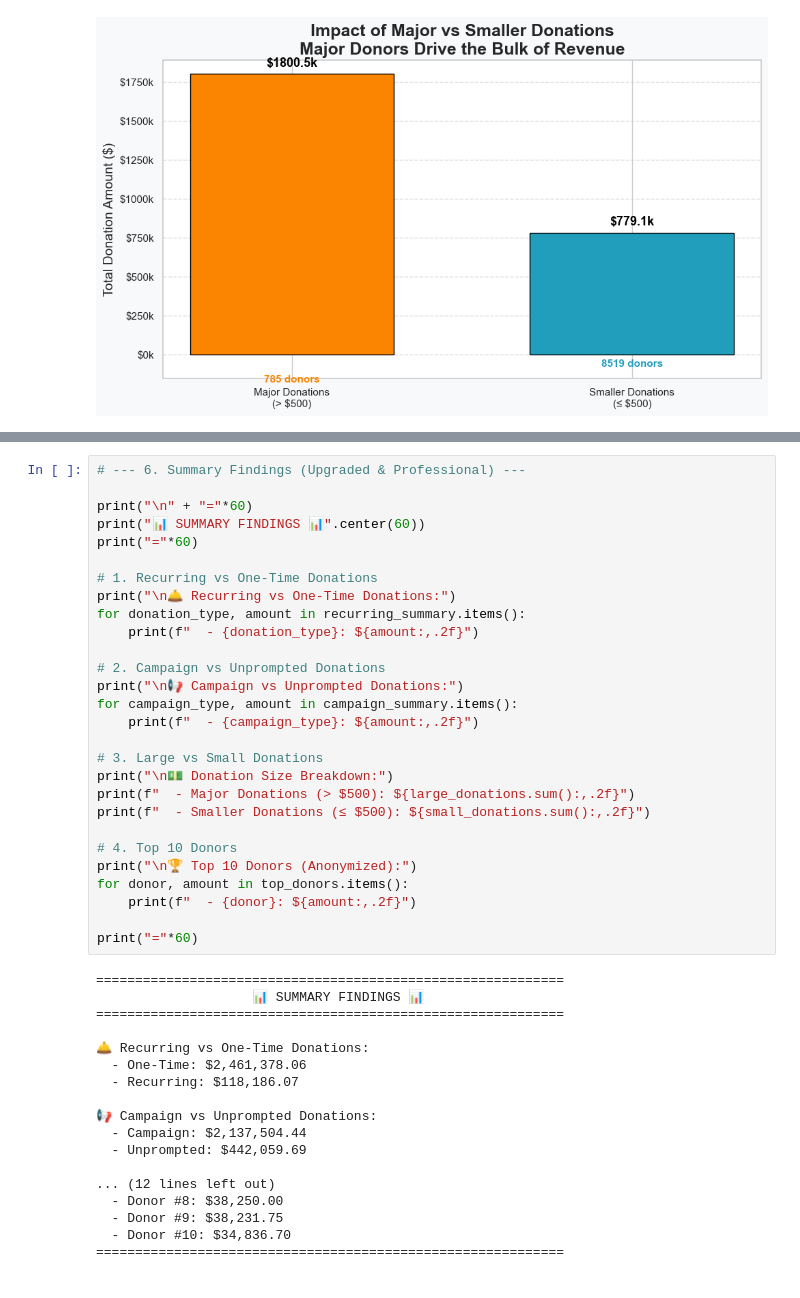
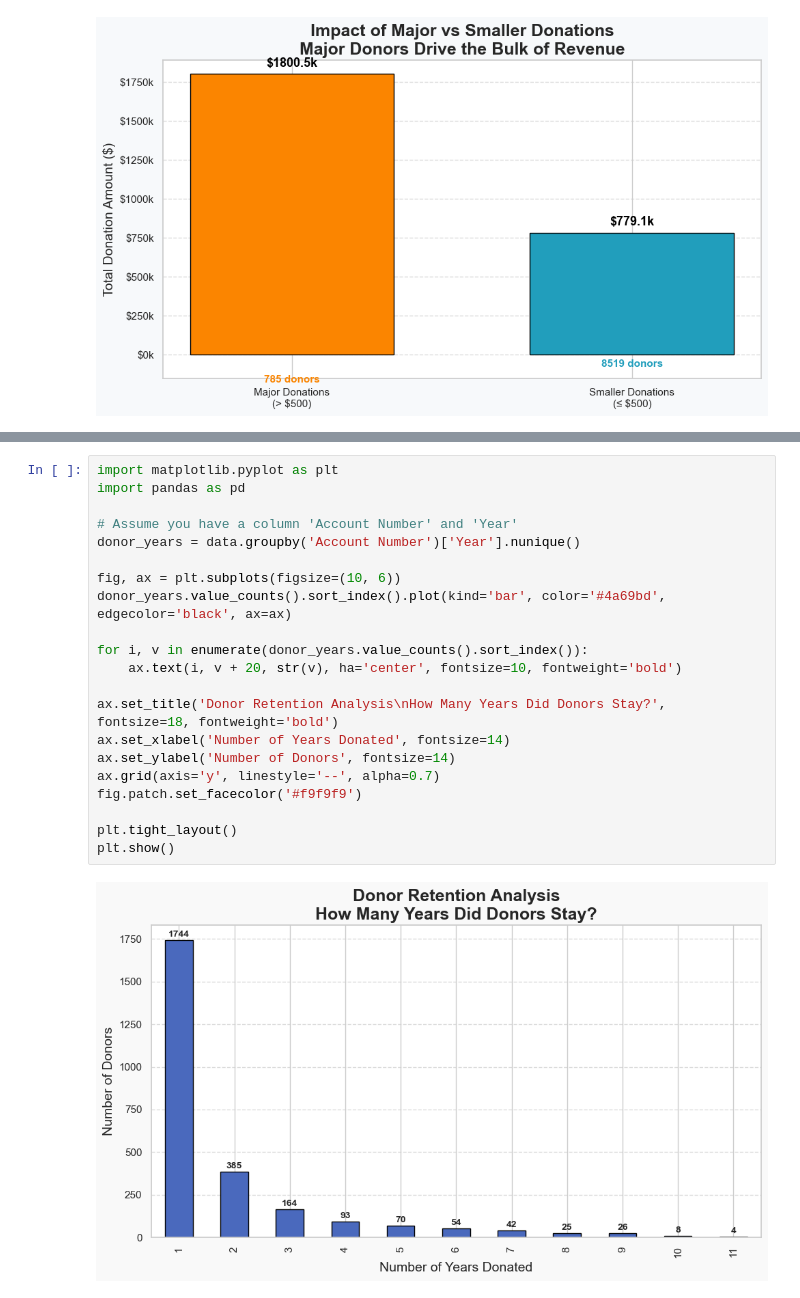
Before and after one commit to aniketgauba67/BRDC_25, a Jupyter notebook: BRDC.ipynb, the cells around one changed output, grey strips where cells are left out. Saved outputs shown, nothing was run; the diff lists cells and outputs as text.

```diff
--- a/BRDC.ipynb
+++ b/BRDC.ipynb
@@ -1386,46 +785,23 @@ plt.show()
-# %%
-# --- 6. Summary Findings (Upgraded & Professional) ---
-
-print("\n" + "="*60)
-print("📊 SUMMARY FINDINGS 📊".center(60))
-print("="*60)
-
-# 1. Recurring vs One-Time Donations
-print("\n🛎️ Recurring vs One-Time Donations:")
-for donation_type, amount in recurring_summary.items():
-    print(f"  - {donation_type}: ${amount:,.2f}")
-
-# 2. Campaign vs Unprompted Donations
-print("\n📢 Campaign vs Unprompted Donations:")
-for campaign_type, amount in campaign_summary.items():
-    print(f"  - {campaign_type}: ${amount:,.2f}")
-
-# 3. Large vs Small Donations
-print("\n💵 Donation Size Breakdown:")
-print(f"  - Major Donations (> $500): ${large_donations.sum():,.2f}")
-print(f"  - Smaller Donations (≤ $500): ${small_donations.sum():,.2f}")
-
-# 4. Top 10 Donors
-print("\n🏆 Top 10 Donors (Anonymized):")
-for donor, amount in top_donors.items():
-    print(f"  - {donor}: ${amount:,.2f}")
-
-print("="*60)
-# %% [output]
-============================================================
-                    📊 SUMMARY FINDINGS 📊
-============================================================
-
-🛎️ Recurring vs One-Time Donations:
-  - One-Time: $2,461,378.06
-  - Recurring: $118,186.07
-
-📢 Campaign vs Unprompted Donations:
-  - Campaign: $2,137,504.44
-  - Unprompted: $442,059.69
-
-... (12 lines left out)
-  - Donor #8: $38,250.00
-  - Donor #9: $38,231.75
-  - Donor #10: $34,836.70
-============================================================
+# %%
+import matplotlib.pyplot as plt
+import pandas as pd
+
+# Assume you have a column 'Account Number' and 'Year'
+donor_years = data.groupby('Account Number')['Year'].nunique()
+
+fig, ax = plt.subplots(figsize=(10, 6))
+donor_years.value_counts().sort_index().plot(kind='bar', color='#4a69bd', edgecolor='black', ax=ax)
+
+for i, v in enumerate(donor_years.value_counts().sort_index()):
+    ax.text(i, v + 20, str(v), ha='center', fontsize=10, fontweight='bold')
+
+ax.set_title('Donor Retention Analysis\nHow Many Years Did Donors Stay?', fontsize=18, fontweight='bold')
+ax.set_xlabel('Number of Years Donated', fontsize=14)
+ax.set_ylabel('Number of Donors', fontsize=14)
+ax.grid(axis='y', linestyle='--', alpha=0.7)
+fig.patch.set_facecolor('#f9f9f9')
+
+plt.tight_layout()
+plt.show()
+# %% [output]
+[figure, added]
```
Also changed, not shown: parts of 16 cells of this notebook.
